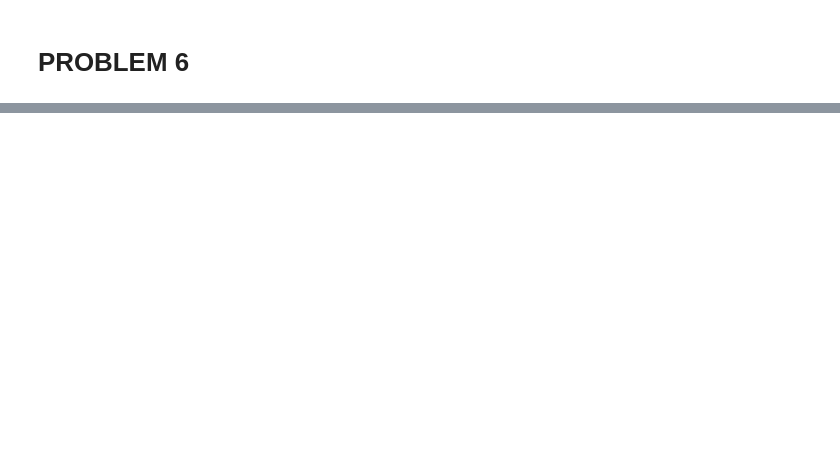
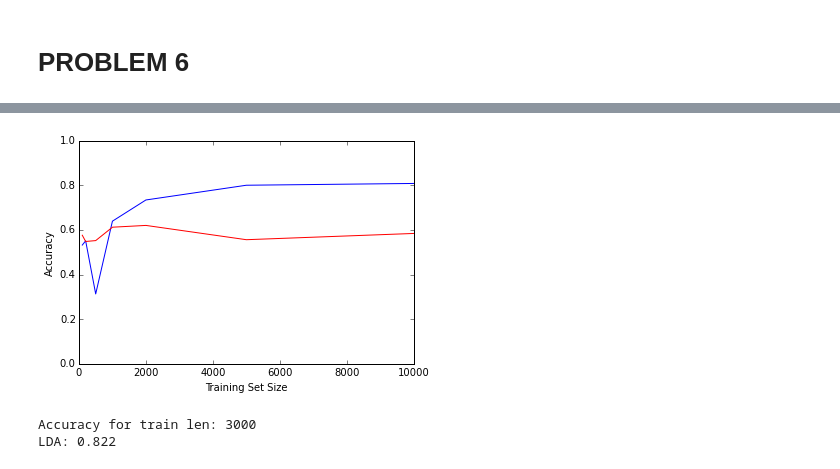
Before and after one commit to dantetam/tensorflowtest, a Jupyter notebook: hw03/cs189_hw3_dantetam.ipynb, the cells around one changed output, grey strips where cells are left out. Saved outputs shown, nothing was run; the diff lists cells and outputs as text; code cells hidden in the pictures; blank space fills up the shorter version.

```diff
--- a/hw03/Untitled.ipynb
+++ b/hw03/cs189_hw3_dantetam.ipynb
@@ -253,0 +289,34 @@ Calculating covariance for 9
+# %%
+xData = [100,200,500,1000,2000,5000,10000,30000]
+yData = [0.532,0.551,0.313,0.639,0.734,0.8,0.808,0.8]
+plt.plot(xData, yData, 'b-')
+
+xData = [100,200,500,1000,2000,5000,10000,30000]
+yData = [0.576,0.548,0.552,0.612,0.62,0.556,0.584,0.528]
+plt.plot(xData, yData, 'r-')
+
+plt.axis([0, 10000, 0, 1])
+plt.xlabel('Training Set Size')
+plt.ylabel('Accuracy')
+plt.show()
+# %% [output]
+[figure, added]
+# %%
+means = trainWithNumSamples(20000)
+covs = covWithNumSamples(20000)
+
+vectorLen = len(mnist["trainX"][0]) - 1
+avgCov = np.zeros((784, 784))
+for i in range(10):
+    avgCov = np.add(avgCov, covs[i])
+np.multiply(avgCov, 0.1)
+for i in range(784):
+    avgCov[i][i] += 0.0000001
+covinv = np.linalg.inv(avgCov)
+
+print("Accuracy for train len: " + str(trainLen))
+print("LDA: " + str(testLdaAccuracy()))
+#print("QDA: " + str(testQdaAccuracy()))
+# %% [output]
+Accuracy for train len: 3000
+LDA: 0.822
```
Also changed, not shown: parts of 24 cells of this notebook, 5 other files.
